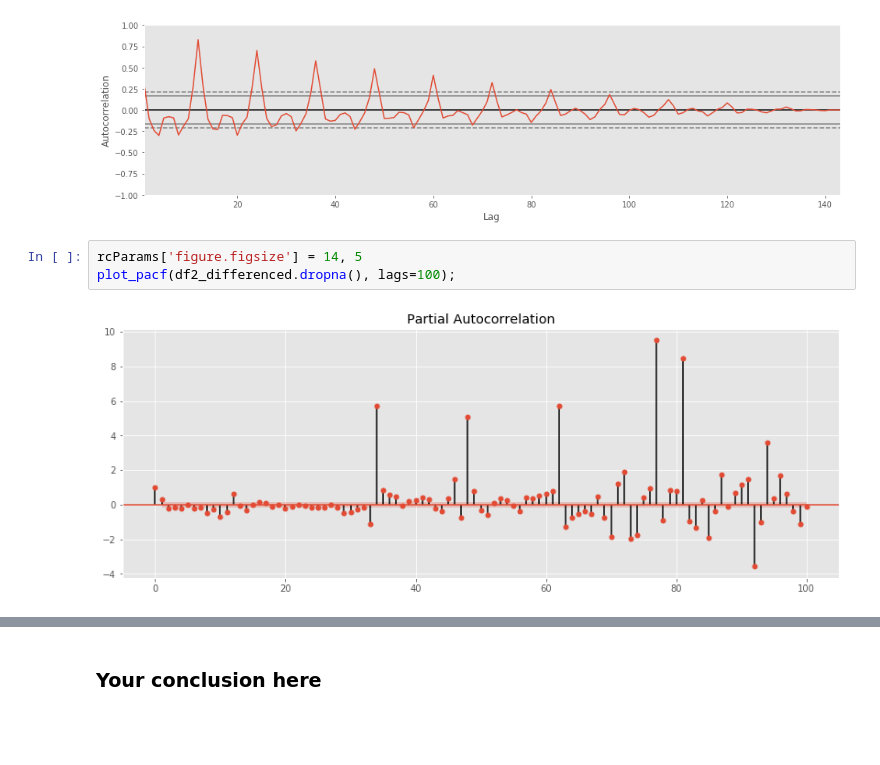
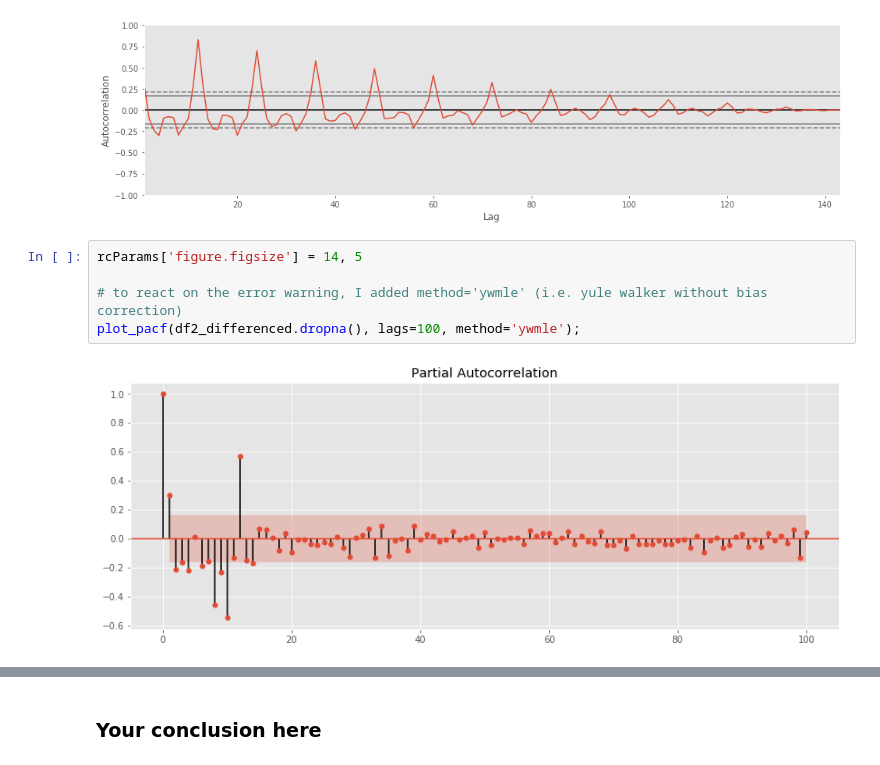
Before and after one commit to BrittaInData/dsc-3-26-05-correlation-and-autocorrelation-in-time-series-lab-online-ds-ft-100118, a Jupyter notebook: index.ipynb, the cells around one changed output, grey strips where cells are left out. Cells and saved outputs as stored; diff of their text form; blank space fills up the shorter version.

```diff
--- a/index.ipynb
+++ b/index.ipynb
@@ -186,6 +187,8 @@ pd.plotting.autocorrelation_plot(df2_differenced.dropna());
 [figure]
 # %%
 rcParams['figure.figsize'] = 14, 5
-plot_pacf(df2_differenced.dropna(), lags=100);
+
+# to react on the error warning, I added method='ywmle' (i.e. yule walker without bias correction)
+plot_pacf(df2_differenced.dropna(), lags=100, method='ywmle');
 # %% [output]
-[figure, old version]
+[figure, new version]
```
Also changed, not shown: parts of 6 cells of this notebook.
